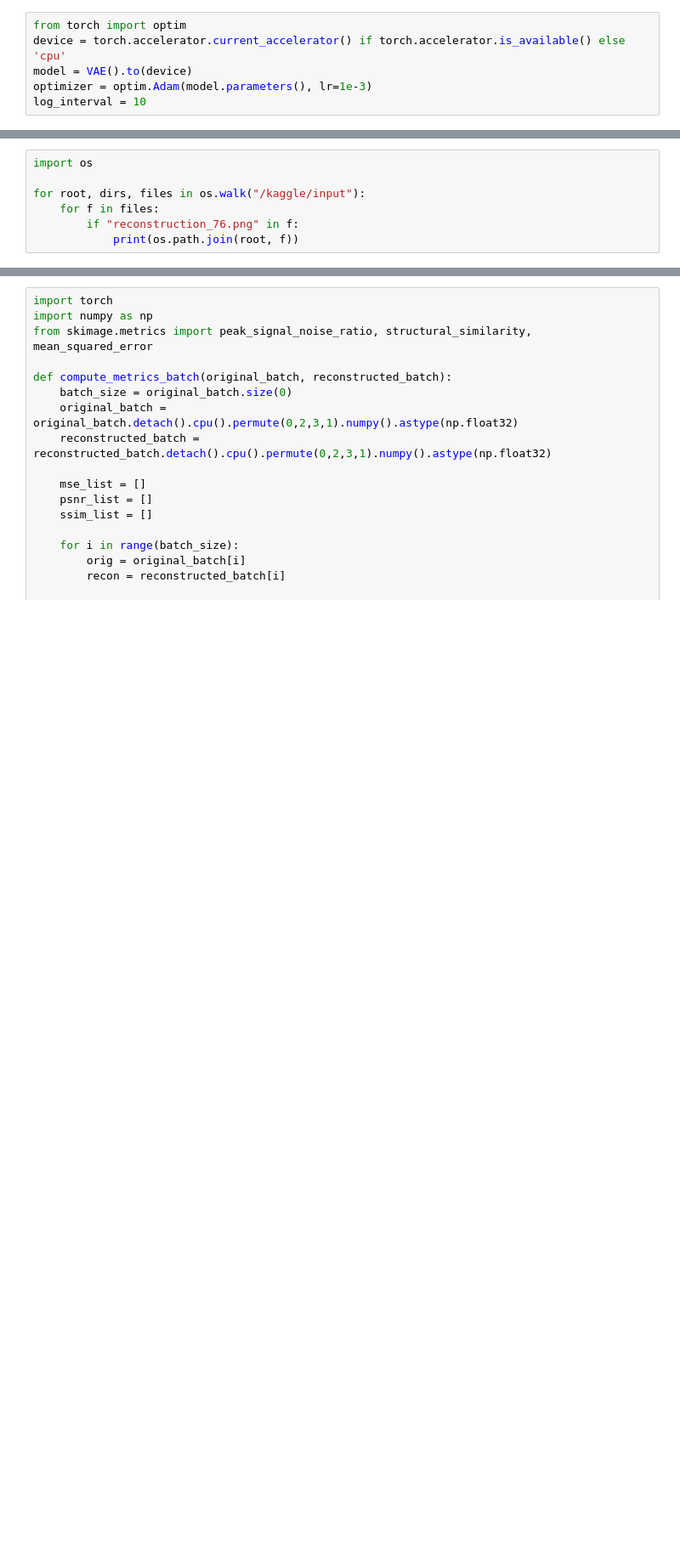
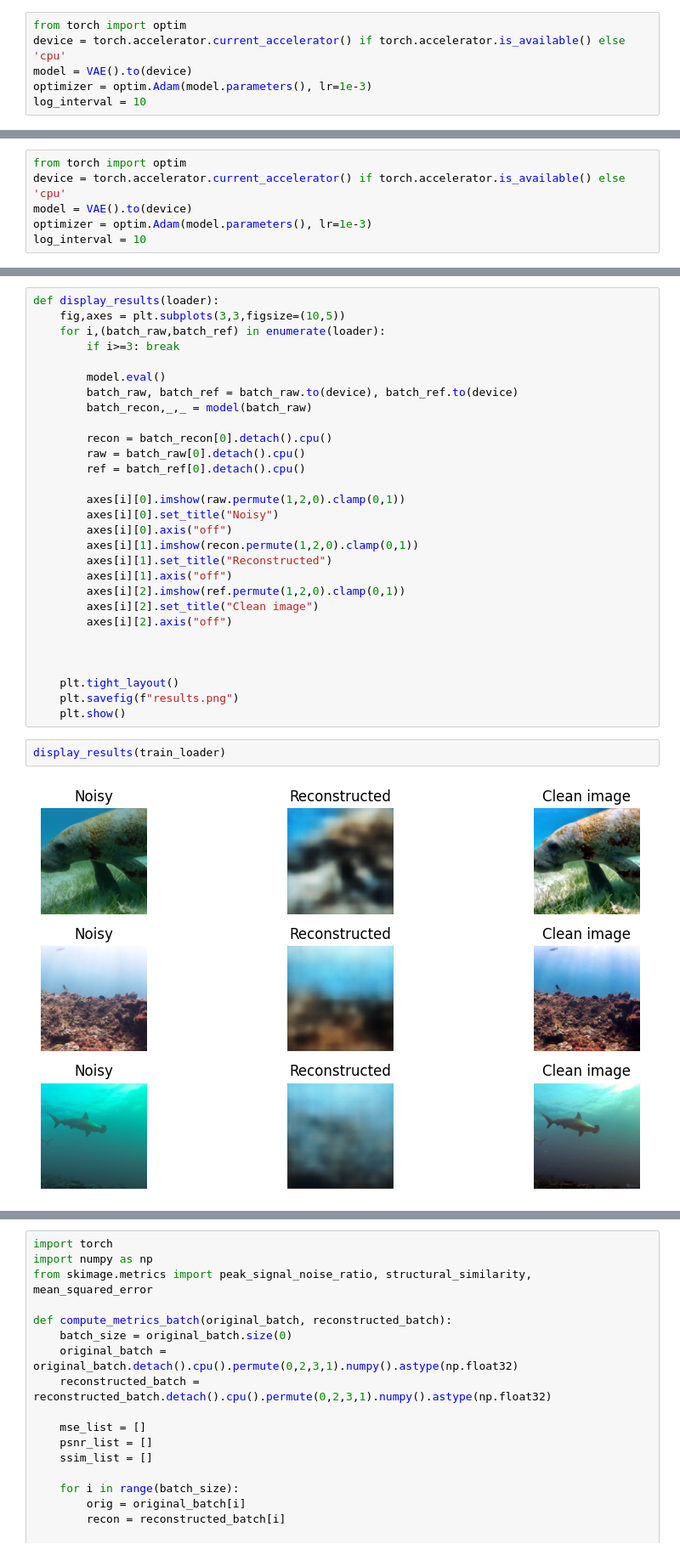
Before and after one commit to Pradyun-D/Image-Generation, a Jupyter notebook: Tasks/subtask1.ipynb, the cells around one changed output, grey strips where cells are left out. Shown at 85% size. Saved outputs shown, nothing was run; the diff lists cells and outputs as text; blank space fills up the shorter version.

```diff
--- a/Tasks/subtask1.ipynb
+++ b/Tasks/subtask1.ipynb
@@ -194,7 +92,0 @@ Early stopping triggered!
-# %%
-import os
-
-for root, dirs, files in os.walk("/kaggle/input"):
-    for f in files:
-        if "reconstruction_76.png" in f:
-            print(os.path.join(root, f))
@@ -632,0 +168,6 @@ test2(98)
+# %%
+from torch import optim
+device = torch.accelerator.current_accelerator() if torch.accelerator.is_available() else 'cpu'
+model = VAE().to(device)
+optimizer = optim.Adam(model.parameters(), lr=1e-3)
+log_interval = 10
@@ -632,0 +478,33 @@ test2(98)
+# %%
+def display_results(loader):
+    fig,axes = plt.subplots(3,3,figsize=(10,5))
+    for i,(batch_raw,batch_ref) in enumerate(loader):
+        if i>=3: break
+
+        model.eval()
+        batch_raw, batch_ref = batch_raw.to(device), batch_ref.to(device)
+        batch_recon,_,_ = model(batch_raw)
+
+        recon = batch_recon[0].detach().cpu()
+        raw = batch_raw[0].detach().cpu()
+        ref = batch_ref[0].detach().cpu()
+
+        axes[i][0].imshow(raw.permute(1,2,0).clamp(0,1))
+        axes[i][0].set_title("Noisy")
+        axes[i][0].axis("off")
+        axes[i][1].imshow(recon.permute(1,2,0).clamp(0,1))
+        axes[i][1].set_title("Reconstructed")
+        axes[i][1].axis("off")
+        axes[i][2].imshow(ref.permute(1,2,0).clamp(0,1))
+        axes[i][2].set_title("Clean image")
+        axes[i][2].axis("off")
+
+
+
+    plt.tight_layout()
+    plt.savefig(f"results.png")
+    plt.show()
+# %%
+display_results(train_loader)
+# %% [output]
+[figure, added]
```
Also changed, not shown: parts of 45 cells of this notebook.
